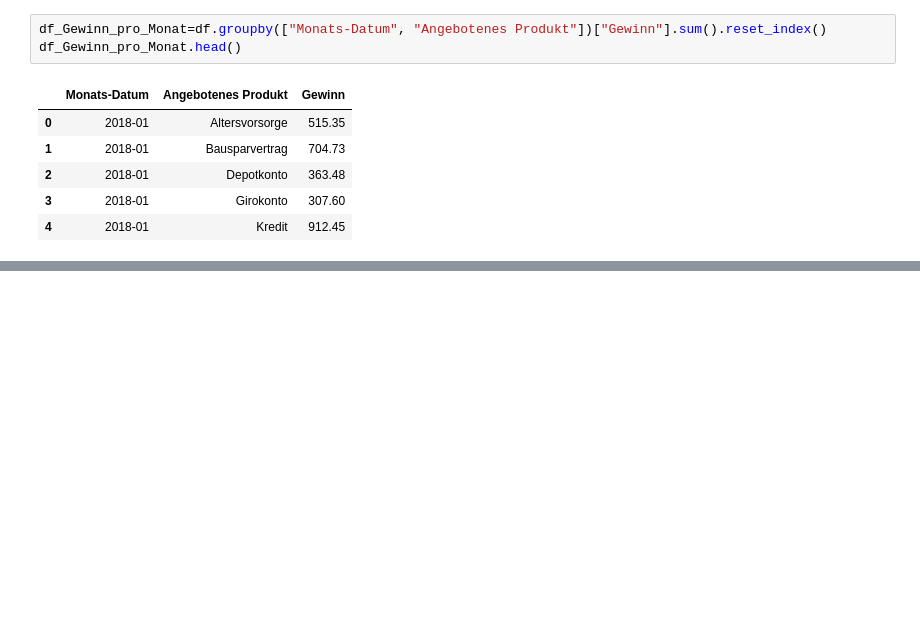
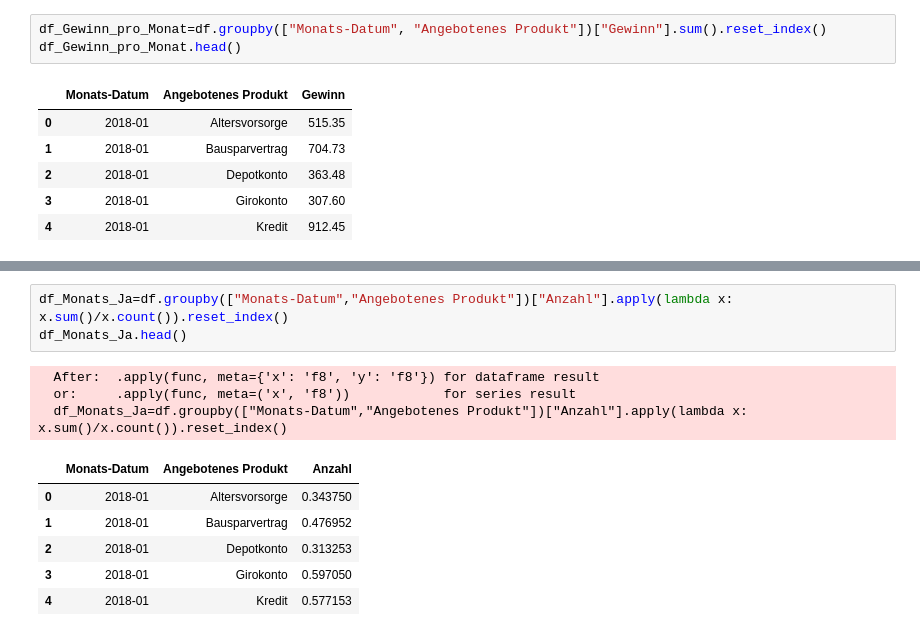
Before and after one commit to Sabokou/Fallstudie, a Jupyter notebook: Plots/Test_2.ipynb, the cells around one changed output, grey strips where cells are left out. Cells and saved outputs as stored; diff of their text form; blank space fills up the shorter version.

```diff
--- a/Plots/Test_2.ipynb
+++ b/Plots/Test_2.ipynb
@@ -74,0 +91,13 @@ px.line(df_Gewinn_pro_Monat, x=df_Gewinn_pro_Monat["Monats-Datum"], y=df_Gewinn_
+# %%
+df_Monats_Ja=df.groupby(["Monats-Datum","Angebotenes Produkt"])["Anzahl"].apply(lambda x: x.sum()/x.count()).reset_index()
+df_Monats_Ja.head()
+# %% [output]
+  After:  .apply(func, meta={'x': 'f8', 'y': 'f8'}) for dataframe result
+  or:     .apply(func, meta=('x', 'f8'))            for series result
+  df_Monats_Ja=df.groupby(["Monats-Datum","Angebotenes Produkt"])["Anzahl"].apply(lambda x: x.sum()/x.count()).reset_index()
+|  | Monats-Datum | Angebotenes Produkt | Anzahl |
+| 0 | 2018-01 | Altersvorsorge | 0.343750 |
+| 1 | 2018-01 | Bausparvertrag | 0.476952 |
+| 2 | 2018-01 | Depotkonto | 0.313253 |
+| 3 | 2018-01 | Girokonto | 0.597050 |
+| 4 | 2018-01 | Kredit | 0.577153 |
```
Also changed, not shown: parts of 3 cells of this notebook, 1 other file.
